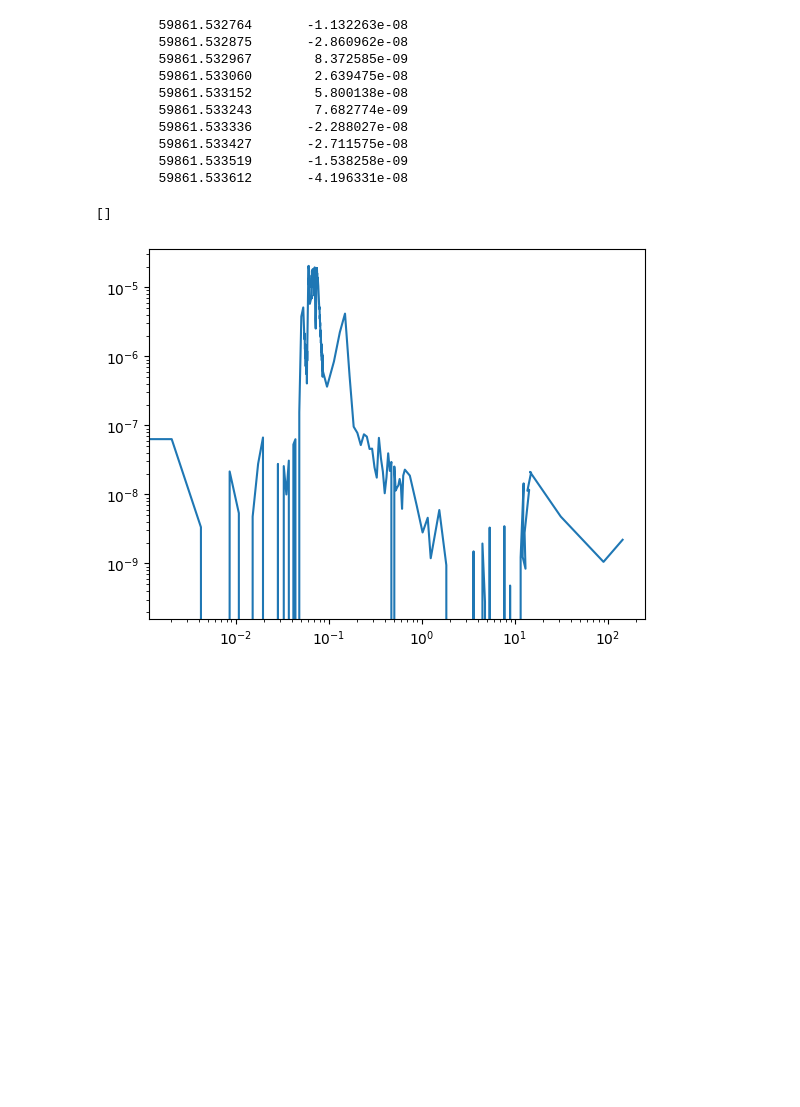
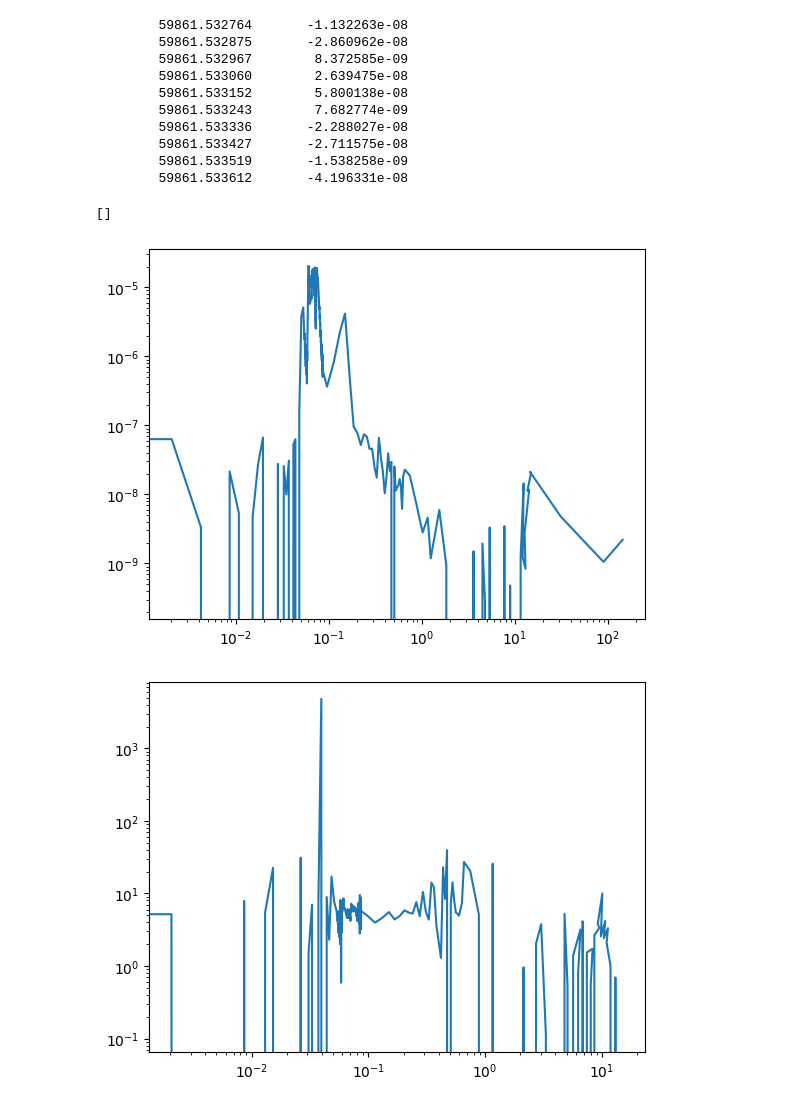
Before and after one commit to volodymyrss/grb221009, a Jupyter notebook: afterglow.ipynb, the cells around one changed output. Drawn from its saved outputs; the diff is of its cells as text; code cells hidden in the pictures; blank space fills up the shorter version.

```diff
--- a/afterglow.ipynb
+++ b/afterglow.ipynb
@@ -25,27 +21,37 @@ INFO:ddpaper.draftdata:loading src_coord = <SkyCoord (ICRS): (ra, dec) in deg
 # %%
 plt.figure()
 
 !head picsit/grb221009a_afterglow_picsit_lc.txt
 
 picsit_lc = pd.read_csv("picsit/grb221009a_afterglow_picsit_lc.txt", delim_whitespace=True, names=["mjd", "flux"])
-picist_hr = pd.read_csv("picsit/grb221009a_afterglow_picsit_hr.txt", delim_whitespace=True, names=["mjd", "hr"])
+picsit_hr = pd.read_csv("picsit/grb221009a_afterglow_picsit_hr.txt", delim_whitespace=True, names=["mjd", "hr"])
 
 plt.plot(
     (picsit_lc.mjd - (T0_ijd + 51544))*24,
     picsit_lc.flux,
 )
 
 plt.loglog()
+
+plt.figure()
+
+plt.plot(
+    (picsit_hr.mjd - (T0_ijd + 51544))*24,
+    picsit_hr.hr,
+)
+
+plt.loglog()
 # %% [output]
         59861.532764       -1.132263e-08
         59861.532875       -2.860962e-08
         59861.532967        8.372585e-09
         59861.533060        2.639475e-08
         59861.533152        5.800138e-08
         59861.533243        7.682774e-09
         59861.533336       -2.288027e-08
         59861.533427       -2.711575e-08
         59861.533519       -1.538258e-09
         59861.533612       -4.196331e-08
 []
 [figure]
+[figure, added]
```
Also changed, not shown: parts of 7 cells of this notebook, 14 other files.
